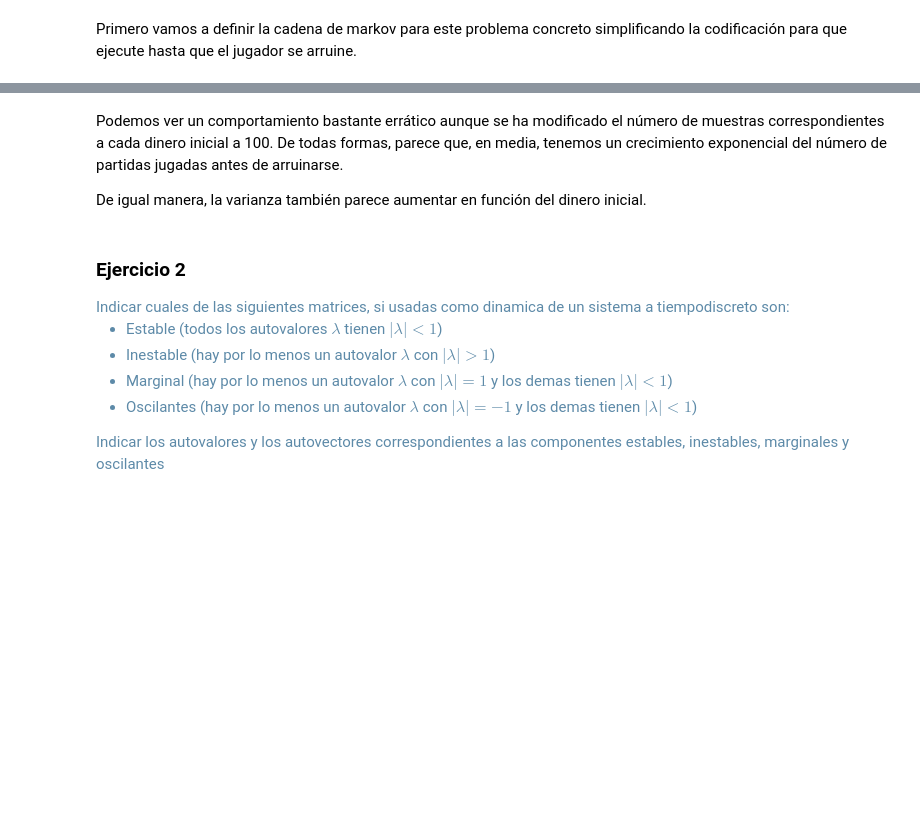
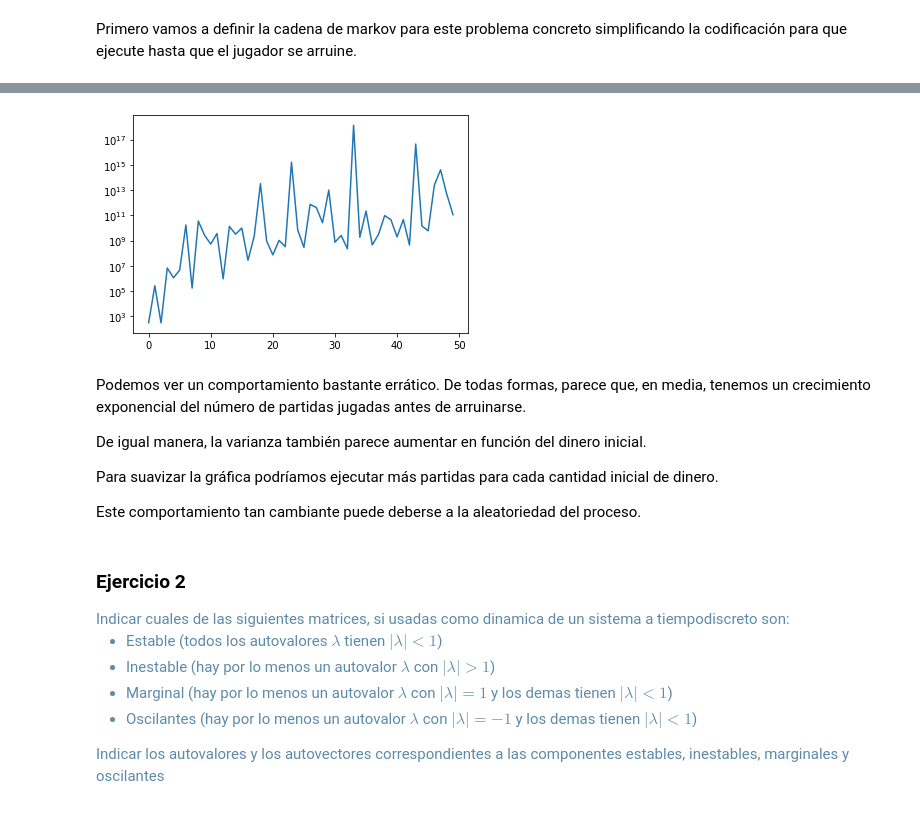
Before and after one commit to OscarGB/MUCD-PE, a Jupyter notebook: P3/Untitled.ipynb, the cells around one changed output, grey strips where cells are left out. Drawn from its saved outputs; the diff is of its cells as text; code cells hidden in the pictures; blank space fills up the shorter version.

```diff
--- a/P3/Untitled.ipynb
+++ b/P3/Untitled.ipynb
@@ -56,7 +53,16 @@ plt.yscale('log')
+# %%
+plt.plot(variances)
+plt.yscale('log')
+# %% [output]
+[figure, added]
 # %% [markdown]
-Podemos ver un comportamiento bastante errático aunque se ha modificado el número de muestras correspondientes a cada dinero inicial a 100. De todas formas, parece que, en media, tenemos un crecimiento exponencial del número de partidas jugadas antes de arruinarse.
+Podemos ver un comportamiento bastante errático. De todas formas, parece que, en media, tenemos un crecimiento exponencial del número de partidas jugadas antes de arruinarse.
 
 De igual manera, la varianza también parece aumentar en función del dinero inicial.
+
+Para suavizar la gráfica podríamos ejecutar más partidas para cada cantidad inicial de dinero.
+
+Este comportamiento tan cambiante puede deberse a la aleatoriedad del proceso.
 # %% [markdown]
 ### Ejercicio 2
 
```
Also changed, not shown: parts of 12 cells of this notebook.
